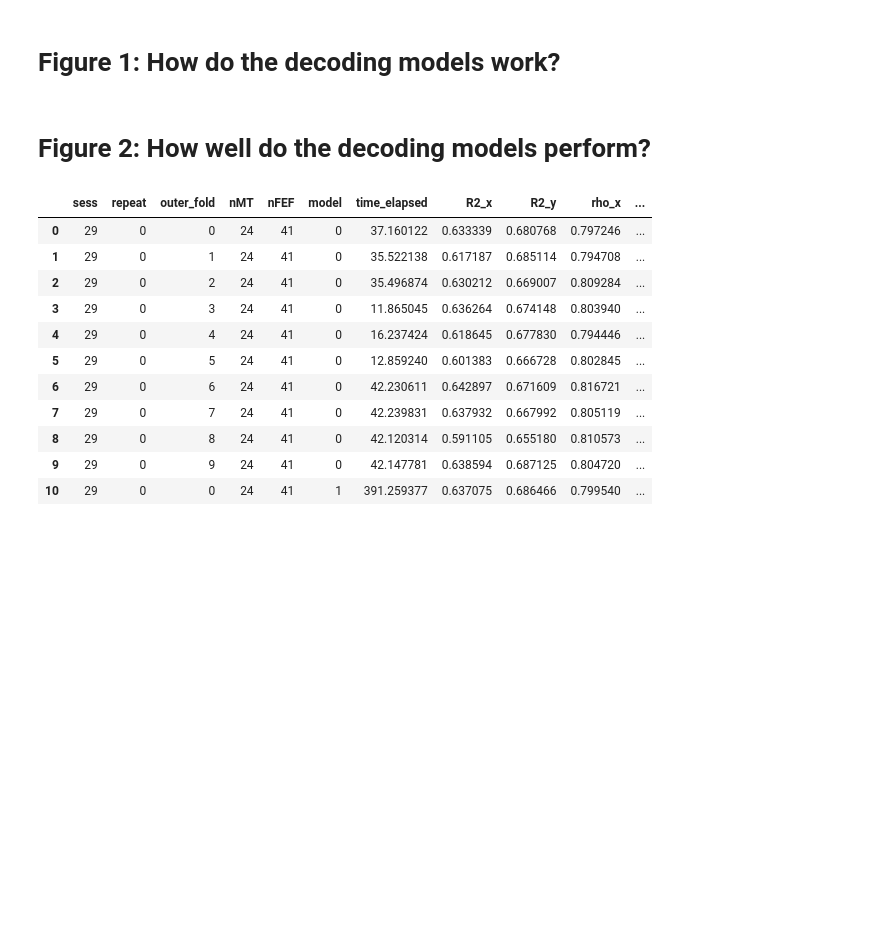
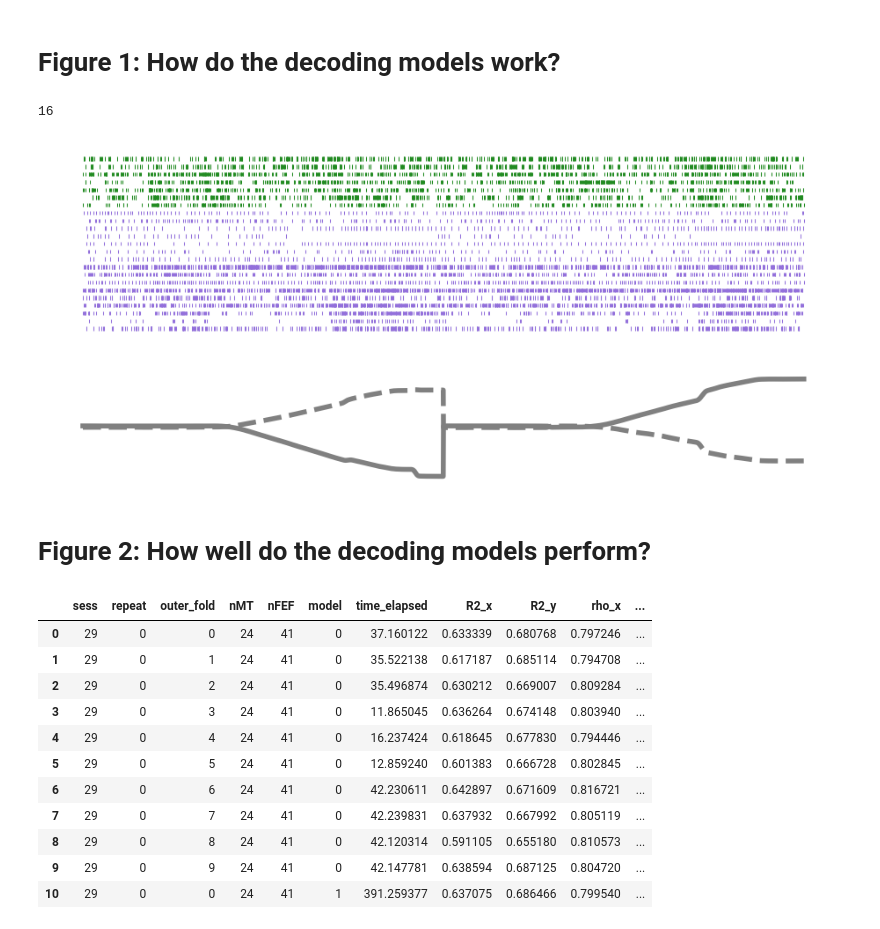
Before and after one commit to mayolabvision/NeuralDecoding, a Jupyter notebook: analyses/Manuscript_Plots.ipynb, the cells around one changed output. Saved outputs shown, nothing was run; the diff lists cells and outputs as text; code cells hidden in the pictures; blank space fills up the shorter version.

Commit message:
small edits to figures

```diff
--- a/analyses/Manuscript_Plots.ipynb
+++ b/analyses/Manuscript_Plots.ipynb
@@ -29,9 +29,8 @@ from preprocessing_funcs import bin_spikes
 from preprocessing_funcs import bin_output
 
 data_folder = '/Users/kendranoneman/Projects/mayo/NeuralDecoding/datasets/'
-filename = 'vars-pa29dir4A-pre500-post300.mat'
 dt = 50
-data = io.loadmat(data_folder+'vars/'+filename)
+data = io.loadmat(data_folder+'vars/vars-pa29dir4A-pre500-post300.mat')
 
 spike_times  =  data['spike_times'] # spike times of all neurons
 pos          =  data['pos'] # x and y eye positions
@@ -44,46 +43,59 @@ spike_times  =  np.squeeze(spike_times)
 for i in range(spike_times.shape[0]):
     spike_times[i]  =  np.squeeze(spike_times[i])
 
+unts = pd.read_csv(data_folder+'units/units-pa29dir4A-pre500-post300.csv')
+fef = unts[(unts['signiffl'] == 1) & (unts['BrainArea'] == 'FEF') & (unts['DI'] > 0.15)].index
+mt = unts[(unts['signiffl'] == 1) & (unts['BrainArea'] == 'MT') & (unts['DI'] > 0.15)].index
+
 ##############################################################################################
-trial = [644]
+trial = [1858,1861] #1858. 1861. 1879. 1882. 1883.
 
 spikes = []
 for sublist in spike_times:
     s = sublist[np.logical_and(sublist>np.where(np.isin(conditions[:,0],trial))[0][0], sublist<np.where(np.isin(conditions[:,0],trial))[0][-1])]
     spikes.append(s)
 
-fig, ax = plt.subplots(figsize=(12, 3))
+fig, ax = plt.subplots(figsize=(10, 3))
+fig.tight_layout()
 
-ax.eventplot(spikes[:40], colors='mediumpurple', linelengths=0.8, lineoffsets=np.arange(40));
-ax.eventplot(spikes[40:], colors='forestgreen', linelengths=0.8, lineoffsets=np.arange(40,len(spikes)));
+test = [spikes[i] for i in fef]
+print(len(test))
+
+ax.eventplot([spikes[i] for i in fef], colors='mediumpurple', linelengths=0.5, linewidths=0.75, lineoffsets=np.arange(len([spikes[i] for i in fef])));
+ax.eventplot([spikes[i] for i in mt], colors='forestgreen', linelengths=0.5, linewidths=0.75, lineoffsets=np.arange(len([spikes[i] for i in fef]),len([spikes[i] for i in fef])+len([spikes[i] for i in mt])));
 
 ax.axis('off')
 ax.grid(False)
 ax.spines['top'].set_visible(False)
 ax.spines['right'].set_visible(False)
 ax.spines['bottom'].set_visible(False)
 ax.spines['left'].set_visible(False)
 
-#fig.savefig(fig_folder+'/examp_spikes.png', dpi=600, bbox_inches='tight')
+fig.savefig(fig_folder+'/examp_spikes.png', dpi=600, bbox_inches='tight')
 
 ##############################################################
-fig, ax = plt.subplots(figsize=(12, 3))
+fig2, ax = plt.subplots(figsize=(10, 2))
+fig2.tight_layout()
 
 poses = pos[np.isin(conditions[:,0],trial)]
 
-ax.plot(-1*poses[:,0], label='HE', color='gray', linestyle='-', linewidth=5)
-ax.plot(-1*poses[:,1], label='VE', color='gray', linestyle='--', linewidth=5)
+ax.plot(-1*poses[:,0], label='HE', color='gray', linestyle='-', linewidth=4)
+ax.plot(-1*poses[:,1], label='VE', color='gray', linestyle='--', linewidth=4)
 
-#plt.legend()
+#ax.set_xlim(400,900)
 
 ax.axis('off')
 ax.grid(False)
 ax.spines['top'].set_visible(False)
 ax.spines['right'].set_visible(False)
 ax.spines['bottom'].set_visible(False)
 ax.spines['left'].set_visible(False)
 
-#fig.savefig(fig_folder+'/examp_eyepos.png', dpi=600, bbox_inches='tight')
+fig2.savefig(fig_folder+'/examp_eyepos.png', dpi=600, bbox_inches='tight')
+# %% [output]
+16
+[figure, added]
+[figure, added]
 # %% [markdown]
 # Figure 2: How well do the decoding models perform?
 # %%
```
Also changed, not shown: parts of 9 cells of this notebook.
